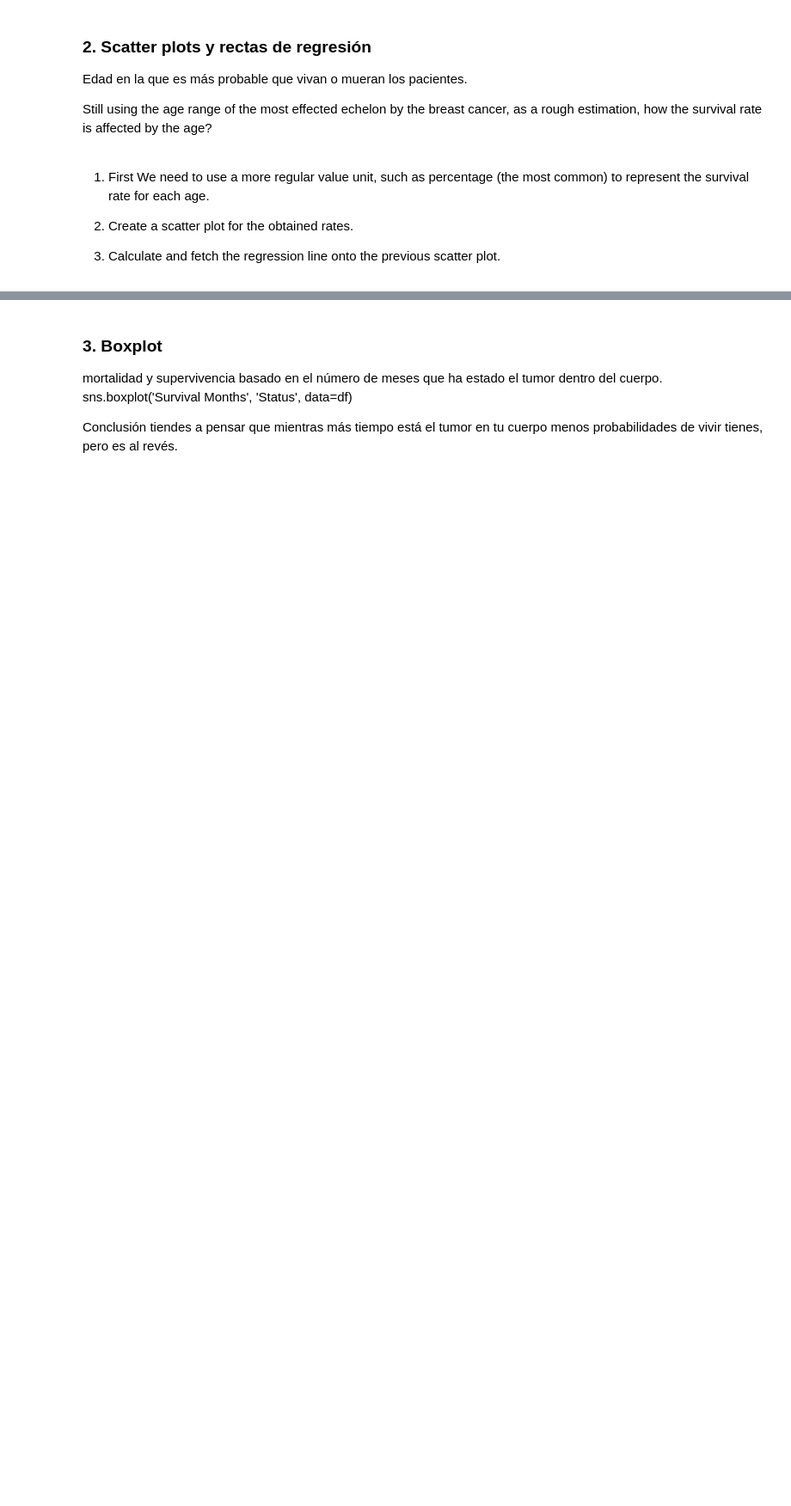
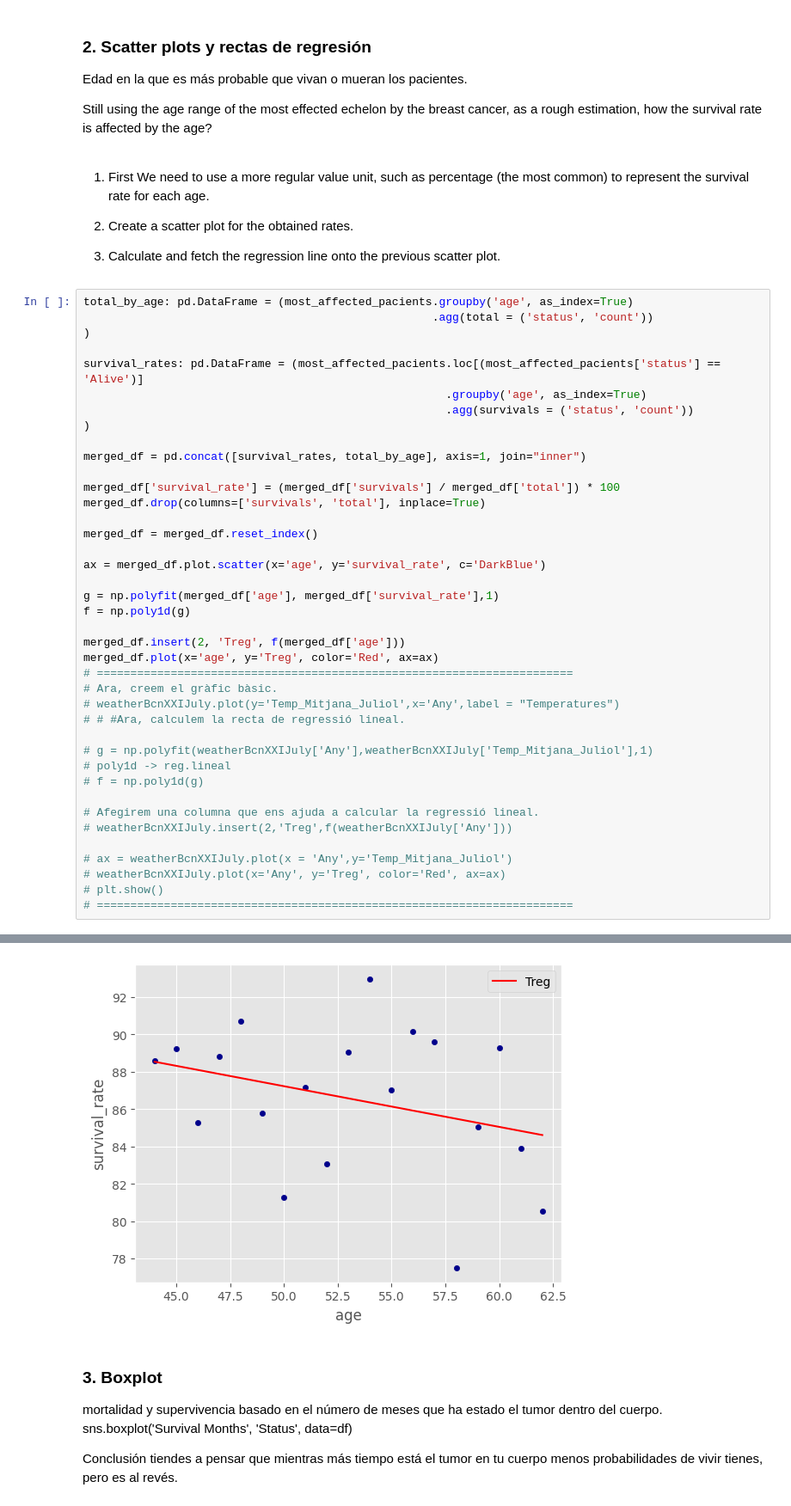
Before and after one commit to AniValle/Pandas_statistics_pt2, a Jupyter notebook: 1-Daniel_Majer.ipynb, the cells around one changed output, grey strips where cells are left out. Shown: that part at 86% size. Saved outputs shown, nothing was run; the diff lists cells and outputs as text; blank space fills up the shorter version.

```diff
--- a/1-Daniel_Majer.ipynb
+++ b/1-Daniel_Majer.ipynb
@@ -178,3 +179,44 @@ as a rough estimation, how the survival rate is affected by the age?
 2. Create a scatter plot for the obtained rates.
 
 3. Calculate and fetch the regression line onto the previous scatter plot.
+# %%
+total_by_age: pd.DataFrame = (most_affected_pacients.groupby('age', as_index=True)
+                                                    .agg(total = ('status', 'count'))
+)
+
+survival_rates: pd.DataFrame = (most_affected_pacients.loc[(most_affected_pacients['status'] == 'Alive')]
+                                                      .groupby('age', as_index=True)
+                                                      .agg(survivals = ('status', 'count'))
+)
+
+merged_df = pd.concat([survival_rates, total_by_age], axis=1, join="inner")
+
+merged_df['survival_rate'] = (merged_df['survivals'] / merged_df['total']) * 100
+merged_df.drop(columns=['survivals', 'total'], inplace=True)
+
+merged_df = merged_df.reset_index()
+
+ax = merged_df.plot.scatter(x='age', y='survival_rate', c='DarkBlue')
+
+g = np.polyfit(merged_df['age'], merged_df['survival_rate'],1)
+f = np.poly1d(g)
+
+merged_df.insert(2, 'Treg', f(merged_df['age']))
+merged_df.plot(x='age', y='Treg', color='Red', ax=ax)
+# =======================================================================
+# Ara, creem el gràfic bàsic.
+# weatherBcnXXIJuly.plot(y='Temp_Mitjana_Juliol',x='Any',label = "Temperatures")
+# # #Ara, calculem la recta de regressió lineal.
+
+# g = np.polyfit(weatherBcnXXIJuly['Any'],weatherBcnXXIJuly['Temp_Mitjana_Juliol'],1)
+# poly1d -> reg.lineal
+# f = np.poly1d(g)
+
+# Afegirem una columna que ens ajuda a calcular la regressió lineal.
+# weatherBcnXXIJuly.insert(2,'Treg',f(weatherBcnXXIJuly['Any']))
+
+# ax = weatherBcnXXIJuly.plot(x = 'Any',y='Temp_Mitjana_Juliol')
+# weatherBcnXXIJuly.plot(x='Any', y='Treg', color='Red', ax=ax)
+# plt.show()
+# =======================================================================
+# %% [output]
@@ -181,3 +224,4 @@ as a rough estimation, how the survival rate is affected by the age?
+[figure, added]
 # %% [markdown]
 ### 3. Boxplot
 mortalidad y supervivencia basado en el número de meses que ha estado el tumor dentro del cuerpo.
```
Also changed, not shown: parts of 2 cells of this notebook.
